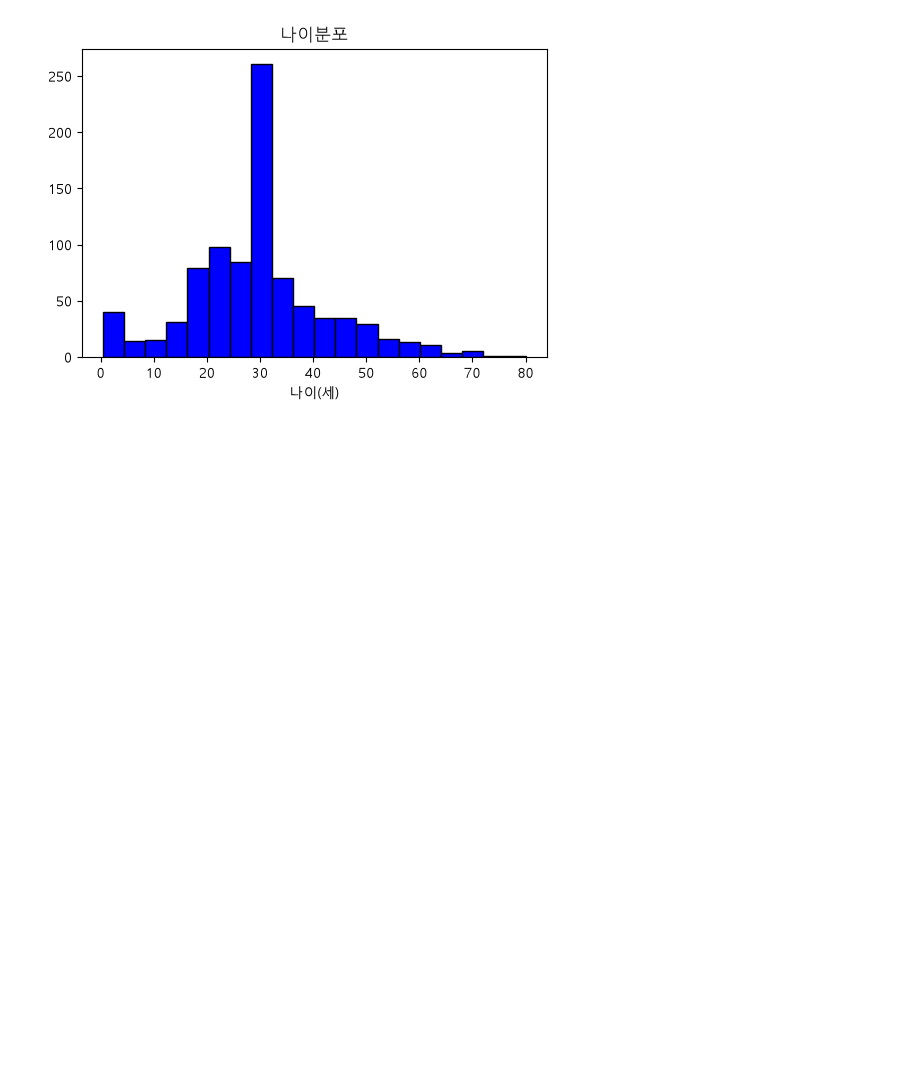
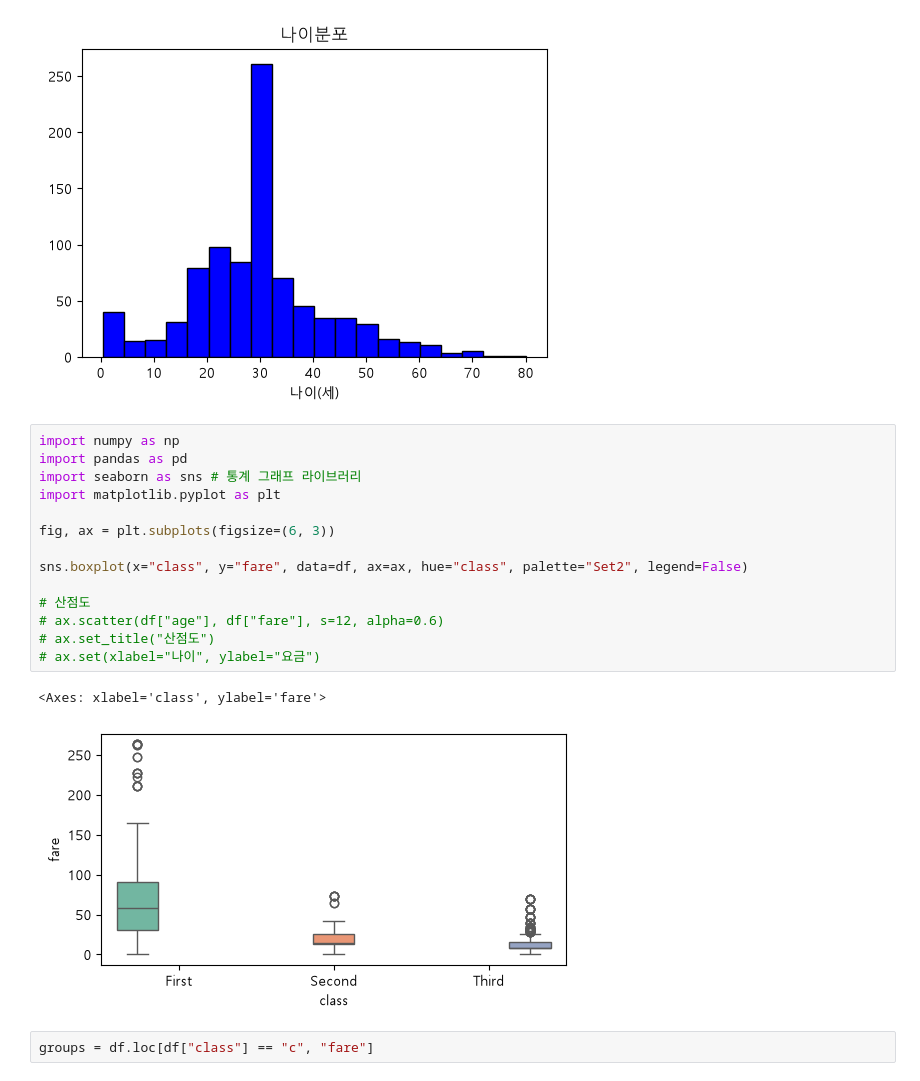
Before and after one commit to jjejjedev/Kant_ML, a Jupyter notebook: 01_ml.ipynb, the cells around one changed output. Saved outputs shown, nothing was run; the diff lists cells and outputs as text; blank space fills up the shorter version.

```diff
--- a/01_ml.ipynb
+++ b/01_ml.ipynb
@@ -249,3 +249,22 @@ ax.set_xlabel("나이(세)")
 # %% [output]
 Text(0.5, 0, '나이(세)')
 [figure]
+# %%
+import numpy as np
+import pandas as pd
+import seaborn as sns # 통계 그래프 라이브러리
+import matplotlib.pyplot as plt
+
+fig, ax = plt.subplots(figsize=(6, 3))
+
+sns.boxplot(x="class", y="fare", data=df, ax=ax, hue="class", palette="Set2", legend=False)
+
+# 산점도
+# ax.scatter(df["age"], df["fare"], s=12, alpha=0.6)
+# ax.set_title("산점도")
+# ax.set(xlabel="나이", ylabel="요금")
+# %% [output]
+<Axes: xlabel='class', ylabel='fare'>
+[figure, added]
+# %%
+groups = df.loc[df["class"] == "c", "fare"]
```
Also changed, not shown: 5 other files.
